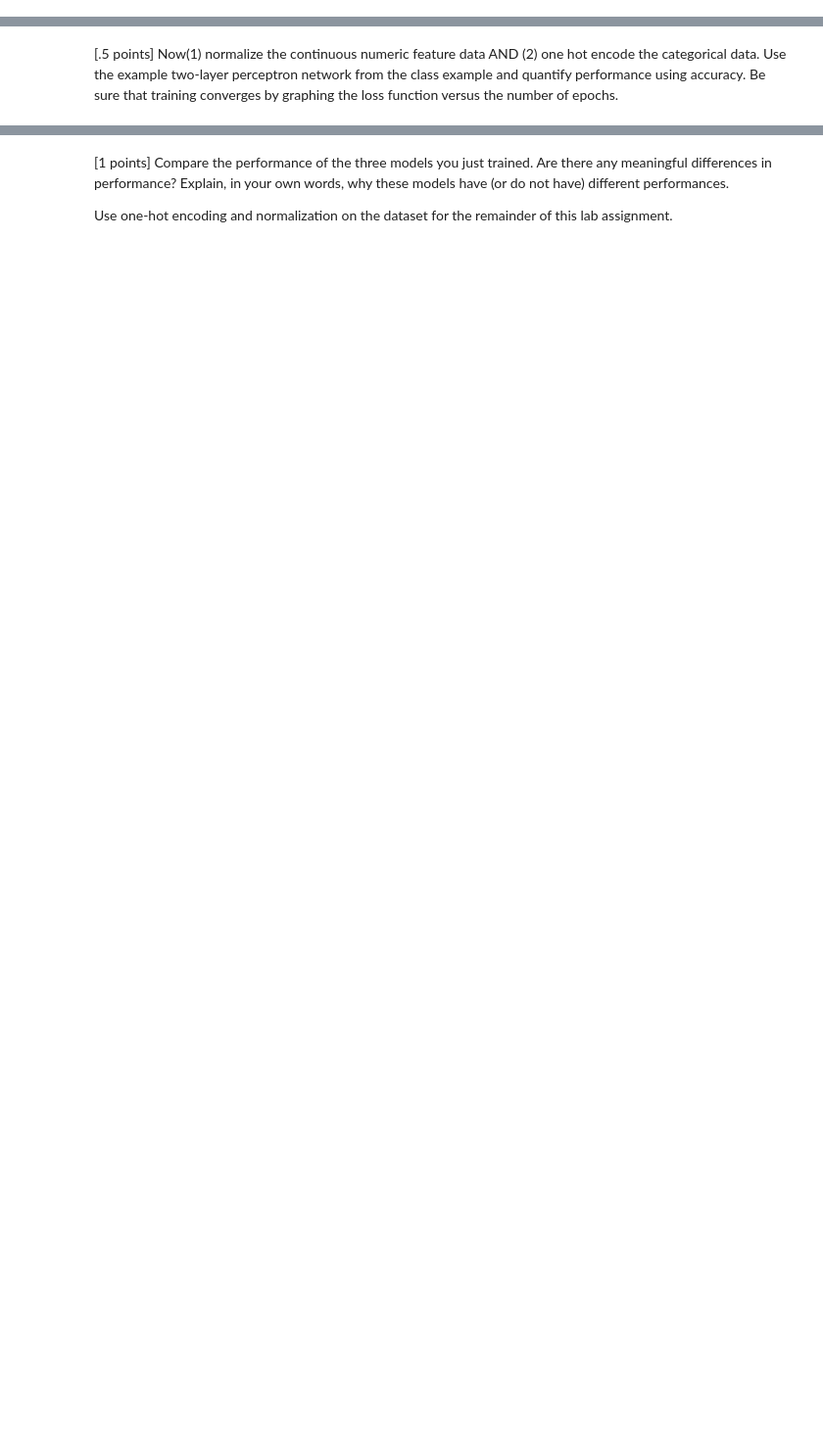
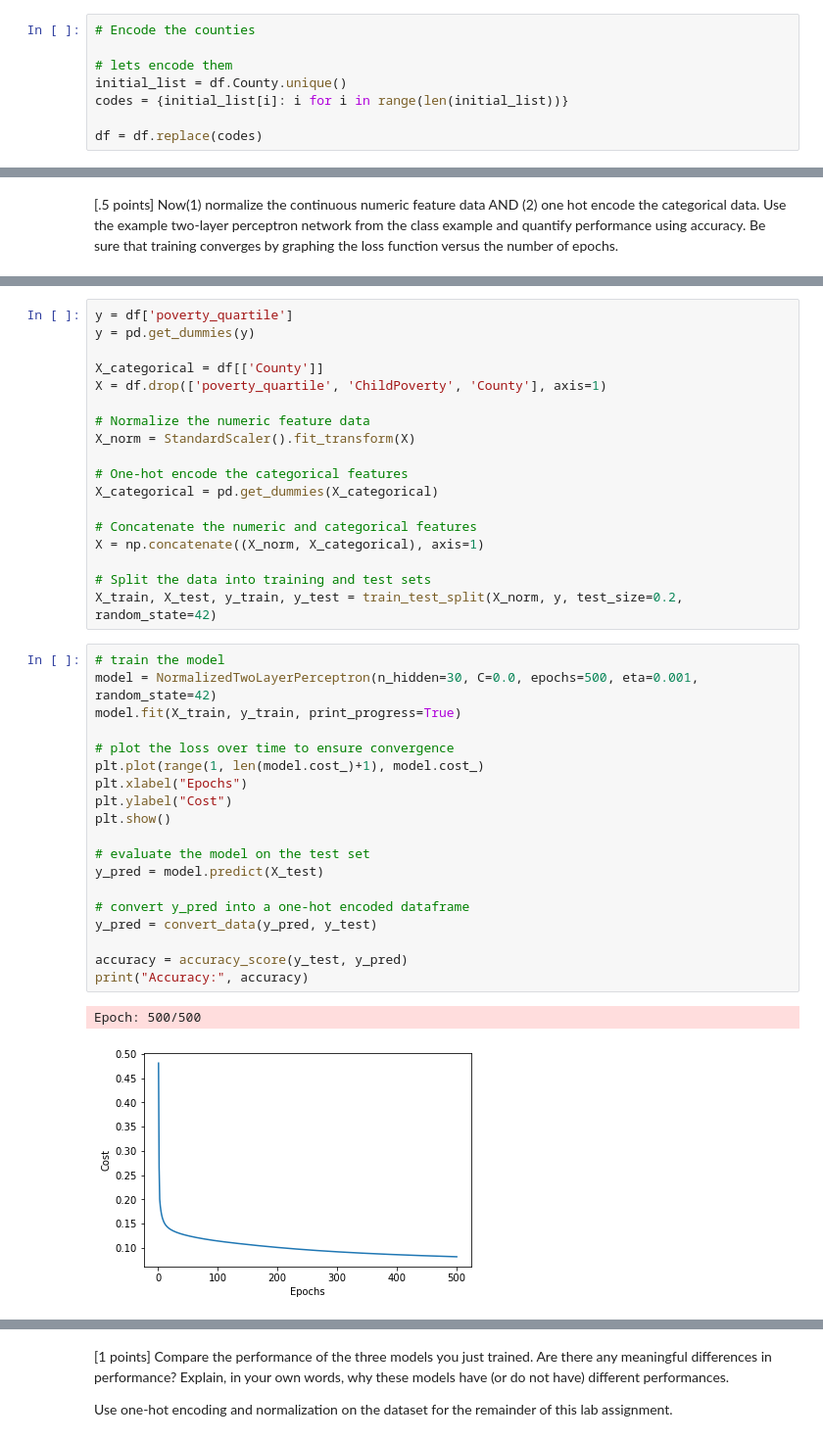
Before and after one commit to calebm00re/S22-ml04, a Jupyter notebook: poor_children.ipynb, the cells around one changed output, grey strips where cells are left out. Shown: that part at 98% size. Saved outputs shown, nothing was run; the diff lists cells and outputs as text; blank space fills up the shorter version.

```diff
--- a/poor_children.ipynb
+++ b/poor_children.ipynb
@@ -164,3 +120,11 @@ df.head()
+# %%
+# Encode the counties
+
+# lets encode them
+initial_list = df.County.unique()
+codes = {initial_list[i]: i for i in range(len(initial_list))}
+
+df = df.replace(codes)
 # %% [markdown]
 [.5 points] Balance the dataset so that about the same number of instances are within each class. Choose a method for balancing the dataset and explain your reasoning for selecting this method. One option is to choose quantization thresholds for the "ChildPoverty" variable that equally divide the data into four classes. Should balancing of the dataset be done for both the training and testing set? Explain.
 # %%
@@ -351,0 +445,40 @@ class TwoLayerPerceptron(TwoLayerPerceptronBase):
+# %%
+y = df['poverty_quartile']
+y = pd.get_dummies(y)
+
+X_categorical = df[['County']]
+X = df.drop(['poverty_quartile', 'ChildPoverty', 'County'], axis=1)
+
+# Normalize the numeric feature data
+X_norm = StandardScaler().fit_transform(X)
+
+# One-hot encode the categorical features
+X_categorical = pd.get_dummies(X_categorical)
+
+# Concatenate the numeric and categorical features
+X = np.concatenate((X_norm, X_categorical), axis=1)
+
+# Split the data into training and test sets
+X_train, X_test, y_train, y_test = train_test_split(X_norm, y, test_size=0.2, random_state=42)
+# %%
+# train the model
+model = NormalizedTwoLayerPerceptron(n_hidden=30, C=0.0, epochs=500, eta=0.001, random_state=42)
+model.fit(X_train, y_train, print_progress=True)
+
+# plot the loss over time to ensure convergence
+plt.plot(range(1, len(model.cost_)+1), model.cost_)
+plt.xlabel("Epochs")
+plt.ylabel("Cost")
+plt.show()
+
+# evaluate the model on the test set
+y_pred = model.predict(X_test)
+
+# convert y_pred into a one-hot encoded dataframe
+y_pred = convert_data(y_pred, y_test)
+
+accuracy = accuracy_score(y_test, y_pred)
+print("Accuracy:", accuracy)
+# %% [output]
+Epoch: 500/500
+[figure, added]
```
Also changed, not shown: parts of 16 cells of this notebook.
